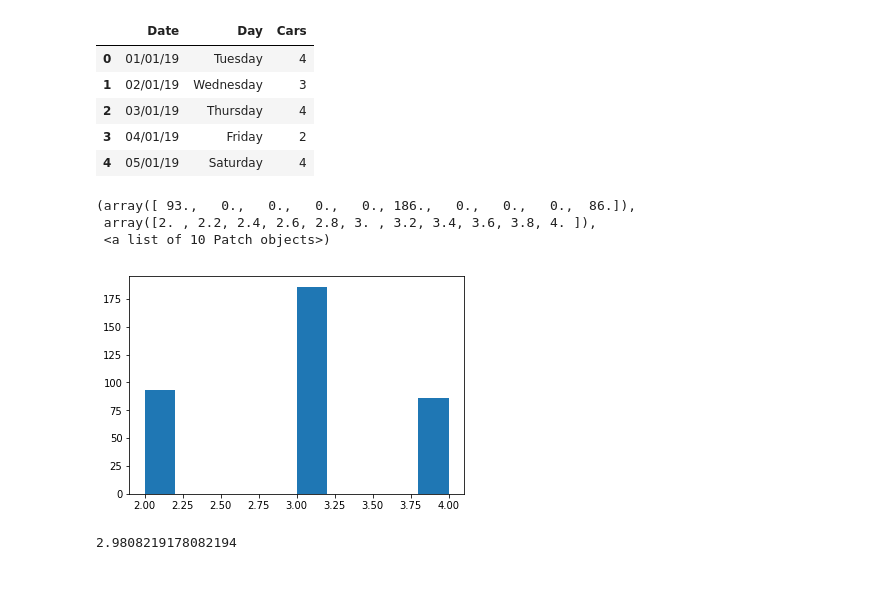
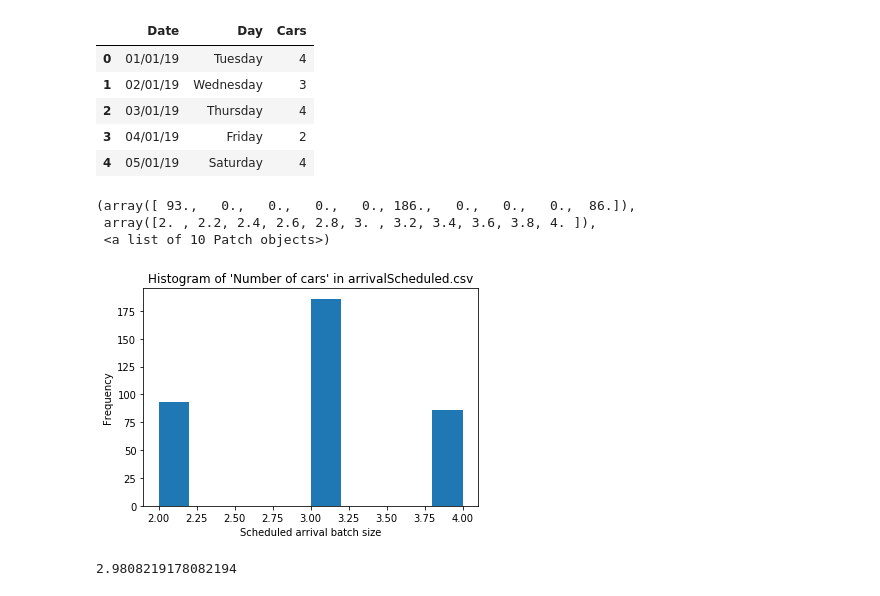
Before and after one commit to Mirrafoil/DES-model-notebook, a Jupyter notebook: Garage Data Analysis.ipynb, the cells around one changed output. Cells and saved outputs as stored; diff of their text form; code cells hidden in the pictures.

```diff
--- a/Garage Data Analysis.ipynb
+++ b/Garage Data Analysis.ipynb
@@ -22,13 +22,16 @@ arrSched.head()
 | 2 | 03/01/19 | Thursday | 4 |
 | 3 | 04/01/19 | Friday | 2 |
 | 4 | 05/01/19 | Saturday | 4 |
-# %%
-plt.hist(arrSched.Cars)
-# %% [output]
-(array([ 93.,   0.,   0.,   0.,   0., 186.,   0.,   0.,   0.,  86.]),
- array([2. , 2.2, 2.4, 2.6, 2.8, 3. , 3.2, 3.4, 3.6, 3.8, 4. ]),
- <a list of 10 Patch objects>)
-[figure, removed]
+# %%
+plt.xlabel('Scheduled arrival batch size')
+plt.ylabel('Frequency')
+plt.title("Histogram of 'Number of cars' in arrivalScheduled.csv")
+plt.hist(arrSched.Cars)
+# %% [output]
+(array([ 93.,   0.,   0.,   0.,   0., 186.,   0.,   0.,   0.,  86.]),
+ array([2. , 2.2, 2.4, 2.6, 2.8, 3. , 3.2, 3.4, 3.6, 3.8, 4. ]),
+ <a list of 10 Patch objects>)
+[figure, added]
 # %%
 # Average (mean) of batch size of scheduled arrivals per day
 arrSched.Cars.mean()
```
Also changed, not shown: parts of 29 cells of this notebook.
